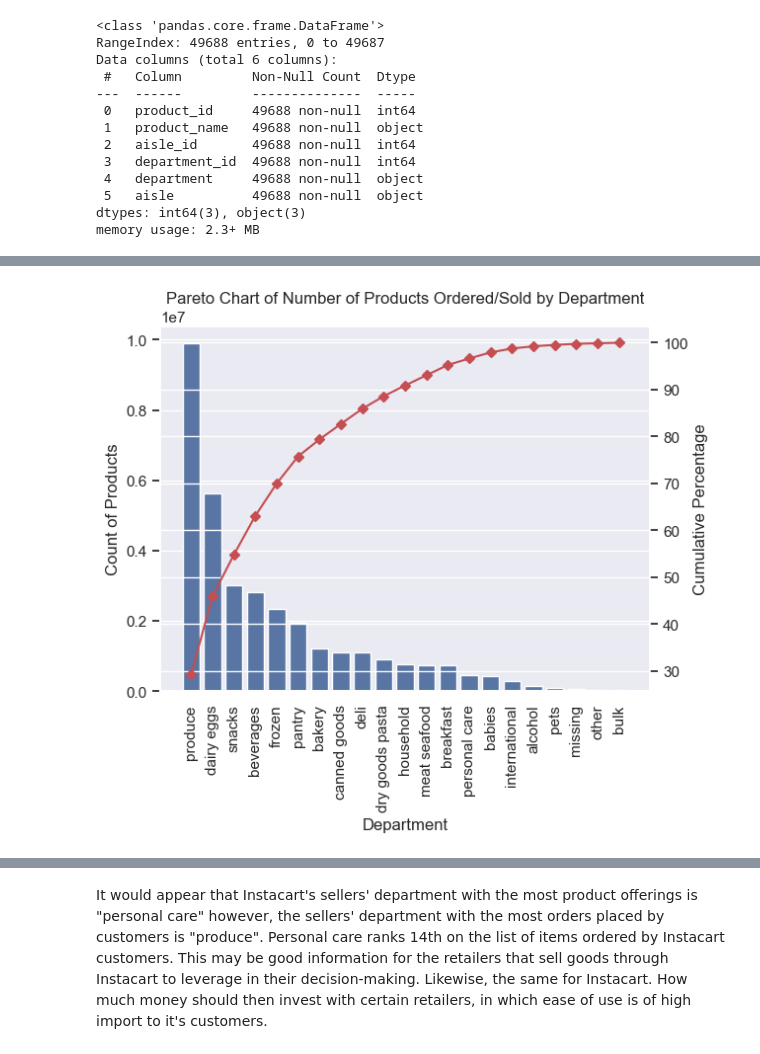
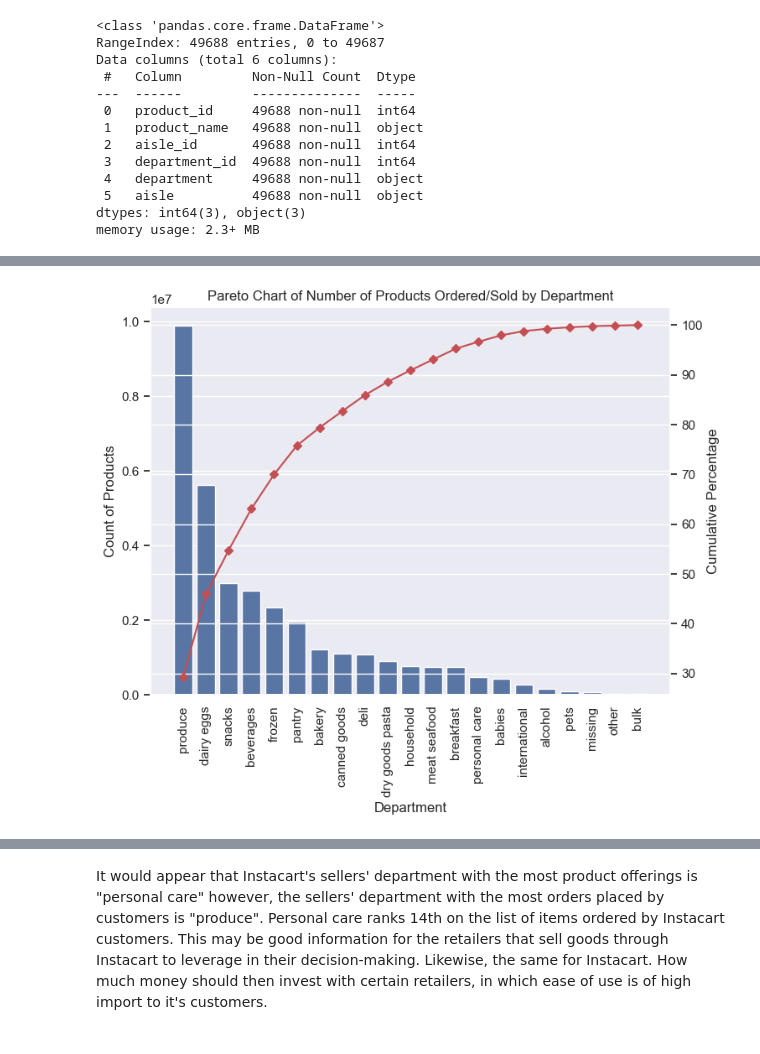
Before and after one commit to lmgaines30/Instacart_Customer_Basket_Analysis, a Jupyter notebook: notebooks/02.1_Instacart_EDA_part2.ipynb, the cells around one changed output, grey strips where cells are left out. Saved outputs shown, nothing was run; the diff lists cells and outputs as text; code cells hidden in the pictures.

```diff
--- a/notebooks/02.1_Instacart_EDA_part2.ipynb
+++ b/notebooks/02.1_Instacart_EDA_part2.ipynb
@@ -131,24 +163,24 @@ all_orders_all_dimensions_df.head(10)
 # %%
 #create a pareto chart of the number of products sold per department
 #count the number of departments and sort the values
 count_sold = all_orders_all_dimensions_df['department'].value_counts().sort_values(ascending=False)
 #calculate the cumulative %s of the products in each department
 cumulative_percent_sold = count_sold.cumsum() / count_sold.sum() * 100
 
 # Create a combined bar and line chart
-fig2, ax3 = plt.subplots()
+fig2, ax3 = plt.subplots(figsize=(8,6))
 
 sns.barplot(x=count_sold.index, y=count_sold, ax=ax3)
 ax3.set_ylabel('Count of Products')
 ax3.set_xlabel('Department')
 ax3.set_xticklabels(ax3.get_xticklabels(), rotation=90)
 
 # Create a second y-axis for the cumulative percentage line
 ax4 = ax3.twinx()
 ax4.plot(count_sold.index, cumulative_percent_sold, color='r', marker='D', ms=5)
 ax4.set_ylabel('Cumulative Percentage')
 
 plt.title('Pareto Chart of Number of Products Ordered/Sold by Department')
 plt.show()
 # %% [output]
-[figure, old version]
+[figure, new version]
```
Also changed, not shown: parts of 19 cells of this notebook.
